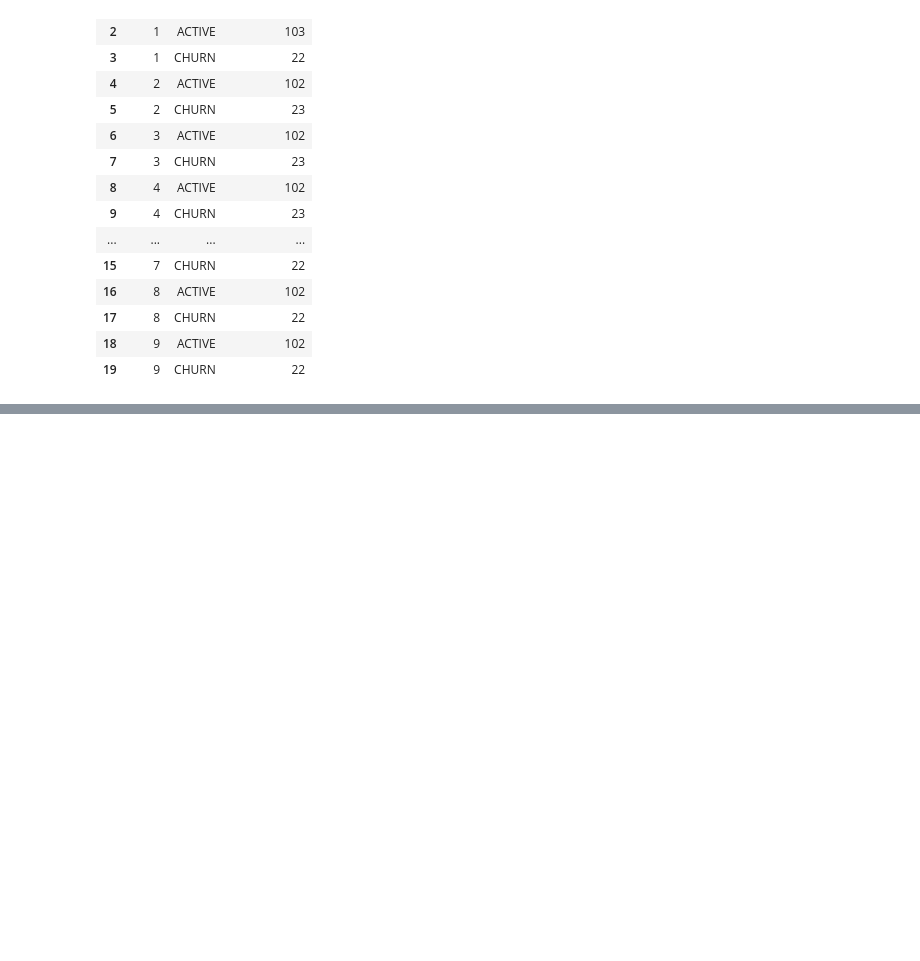
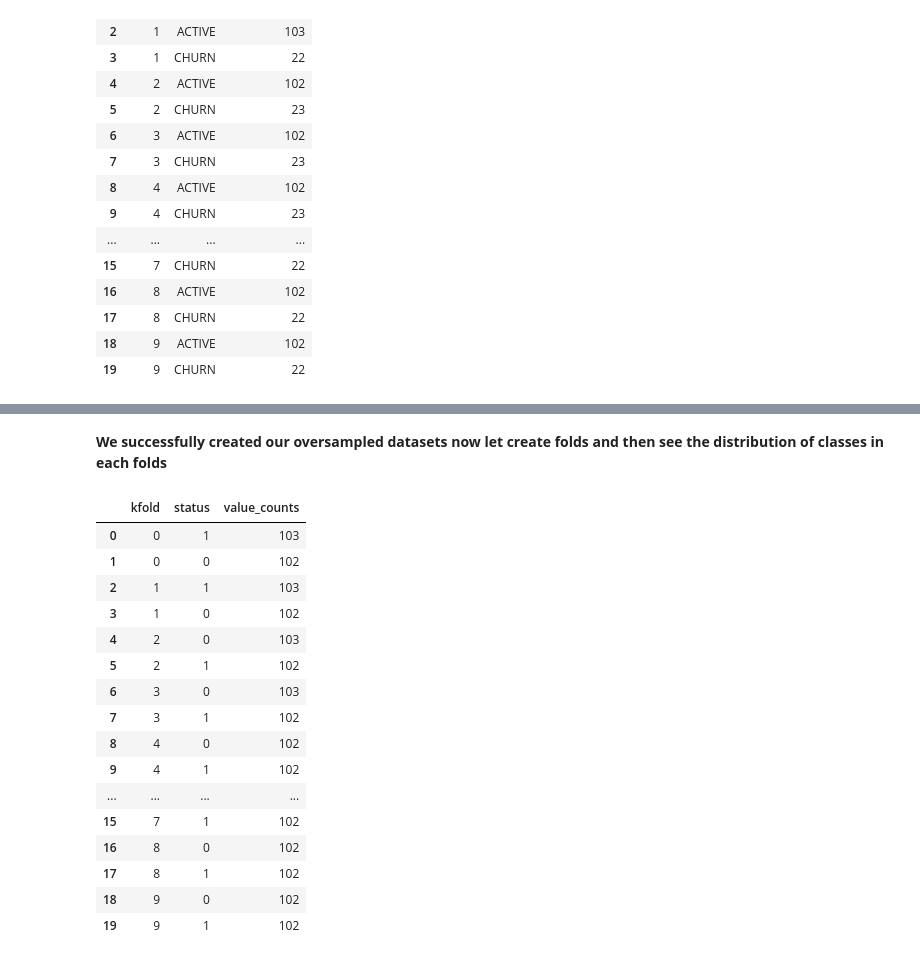
Before and after one commit to shivamkc01/Bank_Standard_bank_churn, a Jupyter notebook: notebook/exploration_folds.ipynb, the cells around one changed output, grey strips where cells are left out. Saved outputs shown, nothing was run; the diff lists cells and outputs as text; code cells hidden in the pictures; blank space fills up the shorter version.

```diff
--- a/notebook/exploration_folds.ipynb
+++ b/notebook/exploration_folds.ipynb
@@ -61,0 +166,24 @@ plt.show()
+# %% [markdown]
+**We successfully created our oversampled datasets now let create folds and then see the distribution of classes in each folds**
+# %%
+smote_df = pd.read_csv(config.SMOTE_FOLD_FILES)
+smote_data  = smote_df.groupby('kfold')['status'].agg({'value_counts'}).reset_index()
+smote_data
+# %% [output]
+|  | kfold | status | value_counts |
+| 0 | 0 | 1 | 103 |
+| 1 | 0 | 0 | 102 |
+| 2 | 1 | 1 | 103 |
+| 3 | 1 | 0 | 102 |
+| 4 | 2 | 0 | 103 |
+| 5 | 2 | 1 | 102 |
+| 6 | 3 | 0 | 103 |
+| 7 | 3 | 1 | 102 |
+| 8 | 4 | 0 | 102 |
+| 9 | 4 | 1 | 102 |
+| ... | ... | ... | ... |
+| 15 | 7 | 1 | 102 |
+| 16 | 8 | 0 | 102 |
+| 17 | 8 | 1 | 102 |
+| 18 | 9 | 0 | 102 |
+| 19 | 9 | 1 | 102 |
```
Also changed, not shown: parts of 13 cells of this notebook, 29 other files.
